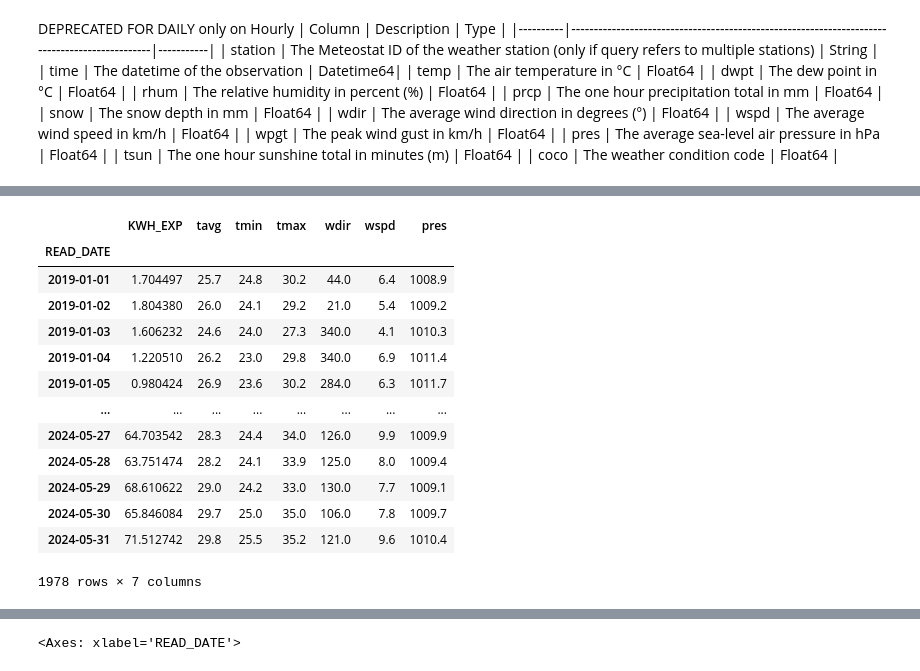
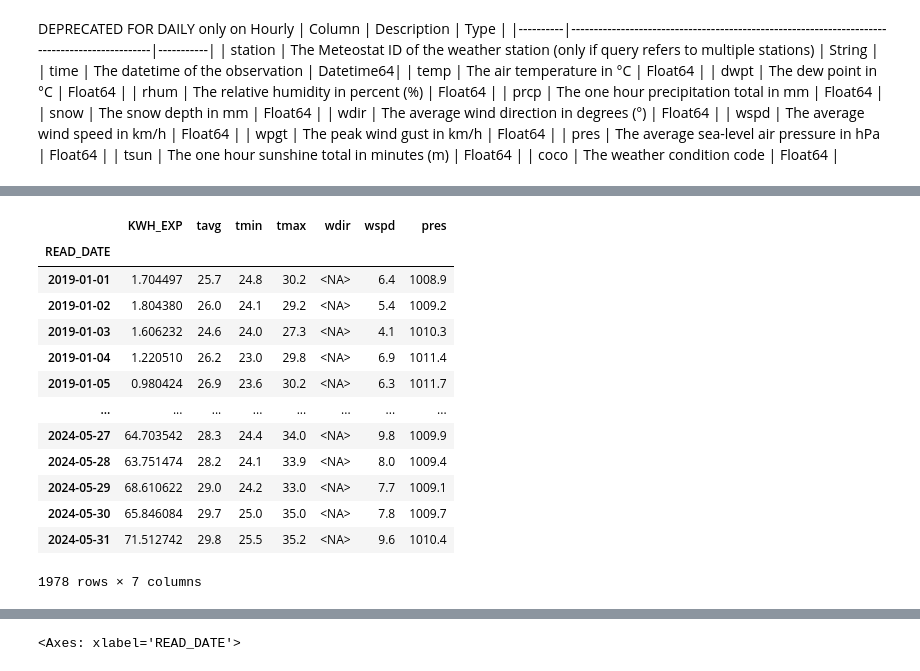
Before and after one commit to srikresna/electricity-usage-forecast, a Jupyter notebook: 6-data-preparation-for-training.ipynb, the cells around one changed output, grey strips where cells are left out. Saved outputs shown, nothing was run; the diff lists cells and outputs as text; code cells hidden in the pictures.

Commit message:
feat: IQR handling for 2 weather data

```diff
--- a/6-data-preparation-for-training.ipynb
+++ b/6-data-preparation-for-training.ipynb
@@ -114 +114,5 @@ data
 1978 rows × 6 columns
+# %%
+print("sebelum outlier handling")
+data.drop('wdir', axis=1, inplace=True)
+data.plot(subplots=True)
@@ -114,0 +125,11 @@ data
+# %%
+Q1 = data.quantile(0.25)
+Q3 = data.quantile(0.75)
+IQR = Q3 - Q1
+
+outlier = (data < (Q1 - 1.5 * IQR)) | (data > (Q3 + 1.5 * IQR))
+
+
+print("sesudah IQR filtering")
+data_clean = data[~outlier.any(axis=1)]
+data_clean.plot(subplots=True)
@@ -115,29 +142,29 @@ data
 # %%
 # gabung data weather dengan data daily
 # data weather merupakan data perjam, sedangkan data daily merupakan data 1 jaman
 # gabungkan data perjam ke data weather sesuai dengan READ_DATE di data perjam
 
 df['READ_DATE'] = pd.to_datetime(df['READ_DATE'])
 # set index
 df.set_index('READ_DATE', inplace=True)
 
 # gabungkan
-df = df.join(data, how='left')
+df = df.join(data_clean, how='left')
 df
 # %% [output]
 |  | KWH_EXP | tavg | tmin | tmax | wdir | wspd | pres |
 | READ_DATE |  |  |  |  |  |  |  |
-| 2019-01-01 | 1.704497 | 25.7 | 24.8 | 30.2 | 44.0 | 6.4 | 1008.9 |
-| 2019-01-02 | 1.804380 | 26.0 | 24.1 | 29.2 | 21.0 | 5.4 | 1009.2 |
-| 2019-01-03 | 1.606232 | 24.6 | 24.0 | 27.3 | 340.0 | 4.1 | 1010.3 |
-| 2019-01-04 | 1.220510 | 26.2 | 23.0 | 29.8 | 340.0 | 6.9 | 1011.4 |
-| 2019-01-05 | 0.980424 | 26.9 | 23.6 | 30.2 | 284.0 | 6.3 | 1011.7 |
+| 2019-01-01 | 1.704497 | 25.7 | 24.8 | 30.2 | <NA> | 6.4 | 1008.9 |
+| 2019-01-02 | 1.804380 | 26.0 | 24.1 | 29.2 | <NA> | 5.4 | 1009.2 |
+| 2019-01-03 | 1.606232 | 24.6 | 24.0 | 27.3 | <NA> | 4.1 | 1010.3 |
+| 2019-01-04 | 1.220510 | 26.2 | 23.0 | 29.8 | <NA> | 6.9 | 1011.4 |
+| 2019-01-05 | 0.980424 | 26.9 | 23.6 | 30.2 | <NA> | 6.3 | 1011.7 |
 | ... | ... | ... | ... | ... | ... | ... | ... |
-| 2024-05-27 | 64.703542 | 28.3 | 24.4 | 34.0 | 126.0 | 9.9 | 1009.9 |
-| 2024-05-28 | 63.751474 | 28.2 | 24.1 | 33.9 | 125.0 | 8.0 | 1009.4 |
-| 2024-05-29 | 68.610622 | 29.0 | 24.2 | 33.0 | 130.0 | 7.7 | 1009.1 |
-| 2024-05-30 | 65.846084 | 29.7 | 25.0 | 35.0 | 106.0 | 7.8 | 1009.7 |
-| 2024-05-31 | 71.512742 | 29.8 | 25.5 | 35.2 | 121.0 | 9.6 | 1010.4 |
+| 2024-05-27 | 64.703542 | 28.3 | 24.4 | 34.0 | <NA> | 9.8 | 1009.9 |
+| 2024-05-28 | 63.751474 | 28.2 | 24.1 | 33.9 | <NA> | 8.0 | 1009.4 |
+| 2024-05-29 | 68.610622 | 29.0 | 24.2 | 33.0 | <NA> | 7.7 | 1009.1 |
+| 2024-05-30 | 65.846084 | 29.7 | 25.0 | 35.0 | <NA> | 7.8 | 1009.7 |
+| 2024-05-31 | 71.512742 | 29.8 | 25.5 | 35.2 | <NA> | 9.6 | 1010.4 |
 1978 rows × 7 columns
 # %%
 df.isna().sum()
```
Also changed, not shown: parts of 13 cells of this notebook, 1 other file.
